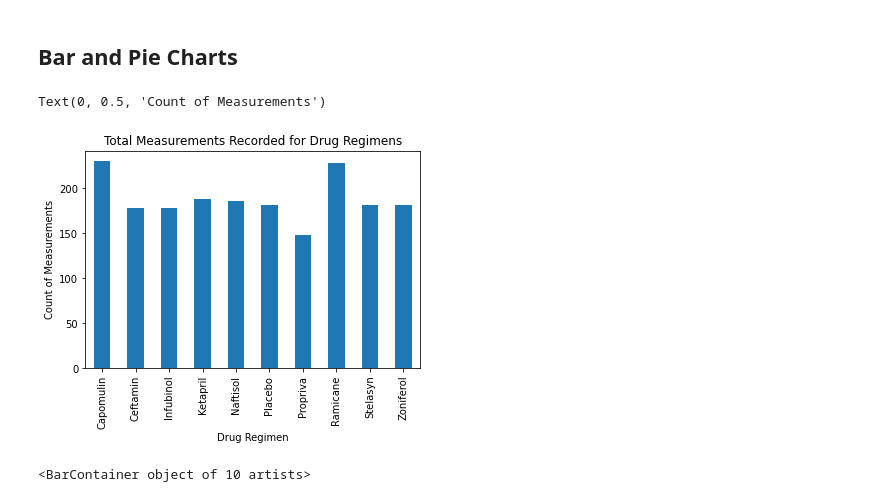
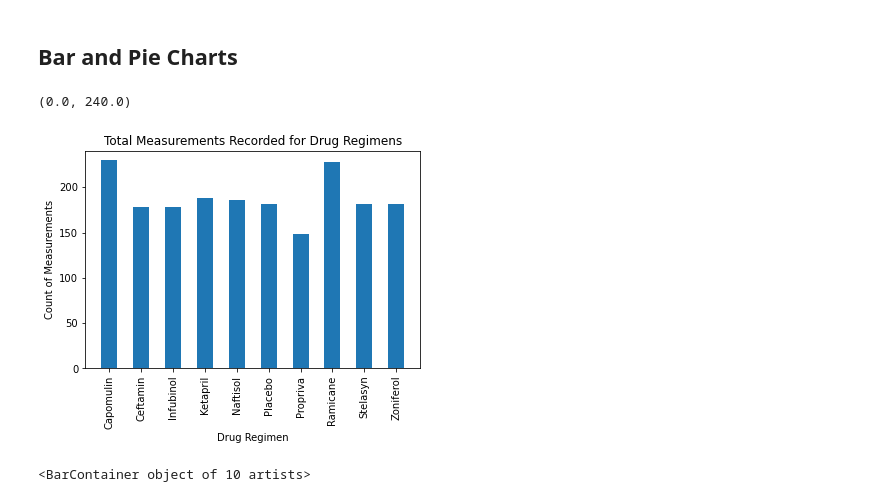
Before and after one commit to cjdance/matplotlib-challenge, a Jupyter notebook: Pymaceuticals/pymaceuticals_starter.ipynb, the cells around one changed output. Cells and saved outputs as stored; diff of their text form; code cells hidden in the pictures.

```diff
--- a/Pymaceuticals/pymaceuticals_starter.ipynb
+++ b/Pymaceuticals/pymaceuticals_starter.ipynb
@@ -155,12 +155,14 @@ tumor_sum2
 # %%
 # Generate a bar plot showing the total number of timepoints for all mice tested for each drug regimen using Pandas.
 time_point_count = regimen_group['Timepoint'].count()
 time_point_count.plot(kind = 'bar')
 plt.title('Total Measurements Recorded for Drug Regimens')
 plt.ylabel('Count of Measurements')
+plt.xlim(-0.75, len(time_point_count.index)-0.25)
+plt.ylim(0, max(time_point_count)+10)
 # %% [output]
-Text(0, 0.5, 'Count of Measurements')
+(0.0, 240.0)
-[figure, old version]
+[figure, new version]
 # %%
 # Generate a bar plot showing the total number of timepoints for all mice tested for each drug regimen using pyplot.
 x_axis = np.arange(len(regimen_group))
```
Also changed, not shown: parts of 3 cells of this notebook.
